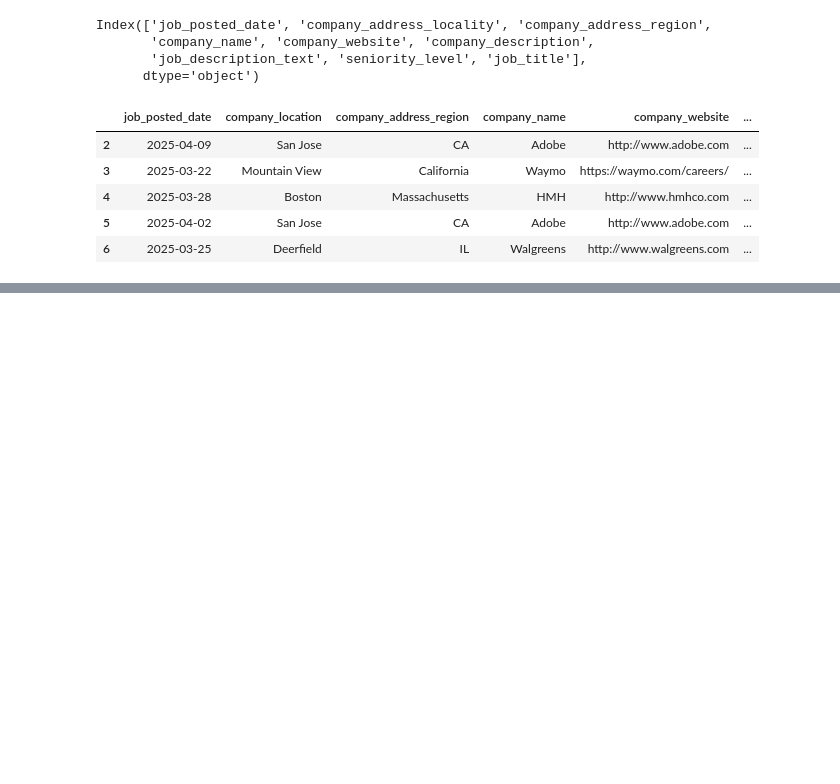
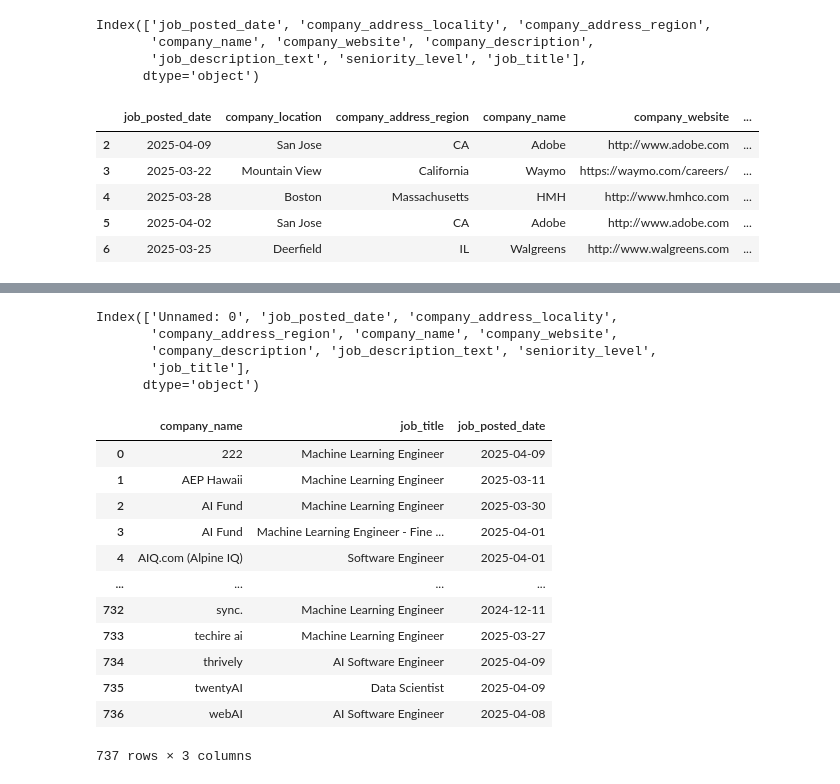
Before and after one commit to samwanyua/Python-Machine-Learning-Tutorial, a Jupyter notebook: Python_for_data_science/python.ipynb, the cells around one changed output, grey strips where cells are left out. Cells and saved outputs as stored; diff of their text form; code cells hidden in the pictures; blank space fills up the shorter version.

```diff
--- a/Python_for_data_science/python.ipynb
+++ b/Python_for_data_science/python.ipynb
@@ -541,0 +533,4 @@ dtype: object
+# %%
+import pandas as pd
+df = pd.read_csv('1000_ml_jobs_us.csv')
+df.head()
@@ -541,0 +544,28 @@ dtype: object
+# %%
+df.columns
+# %% [output]
+Index(['Unnamed: 0', 'job_posted_date', 'company_address_locality',
+       'company_address_region', 'company_name', 'company_website',
+       'company_description', 'job_description_text', 'seniority_level',
+       'job_title'],
+      dtype='object')
+# %%
+import pandas as pd
+
+# Assuming df is your DataFrame
+grouped = df.groupby(['company_name', 'job_title'])['job_posted_date'].min().reset_index()
+grouped
+# %% [output]
+|  | company_name | job_title | job_posted_date |
+| 0 | 222 | Machine Learning Engineer | 2025-04-09 |
+| 1 | AEP Hawaii | Machine Learning Engineer | 2025-03-11 |
+| 2 | AI Fund | Machine Learning Engineer | 2025-03-30 |
+| 3 | AI Fund | Machine Learning Engineer - Fine ... | 2025-04-01 |
+| 4 | AIQ.com (Alpine IQ) | Software Engineer | 2025-04-01 |
+| ... | ... | ... | ... |
+| 732 | sync. | Machine Learning Engineer | 2024-12-11 |
+| 733 | techire ai | Machine Learning Engineer | 2025-03-27 |
+| 734 | thrively | AI Software Engineer | 2025-04-09 |
+| 735 | twentyAI | Data Scientist | 2025-04-09 |
+| 736 | webAI | AI Software Engineer | 2025-04-08 |
+737 rows × 3 columns
```
Also changed, not shown: parts of 6 cells of this notebook, 2 other files.
